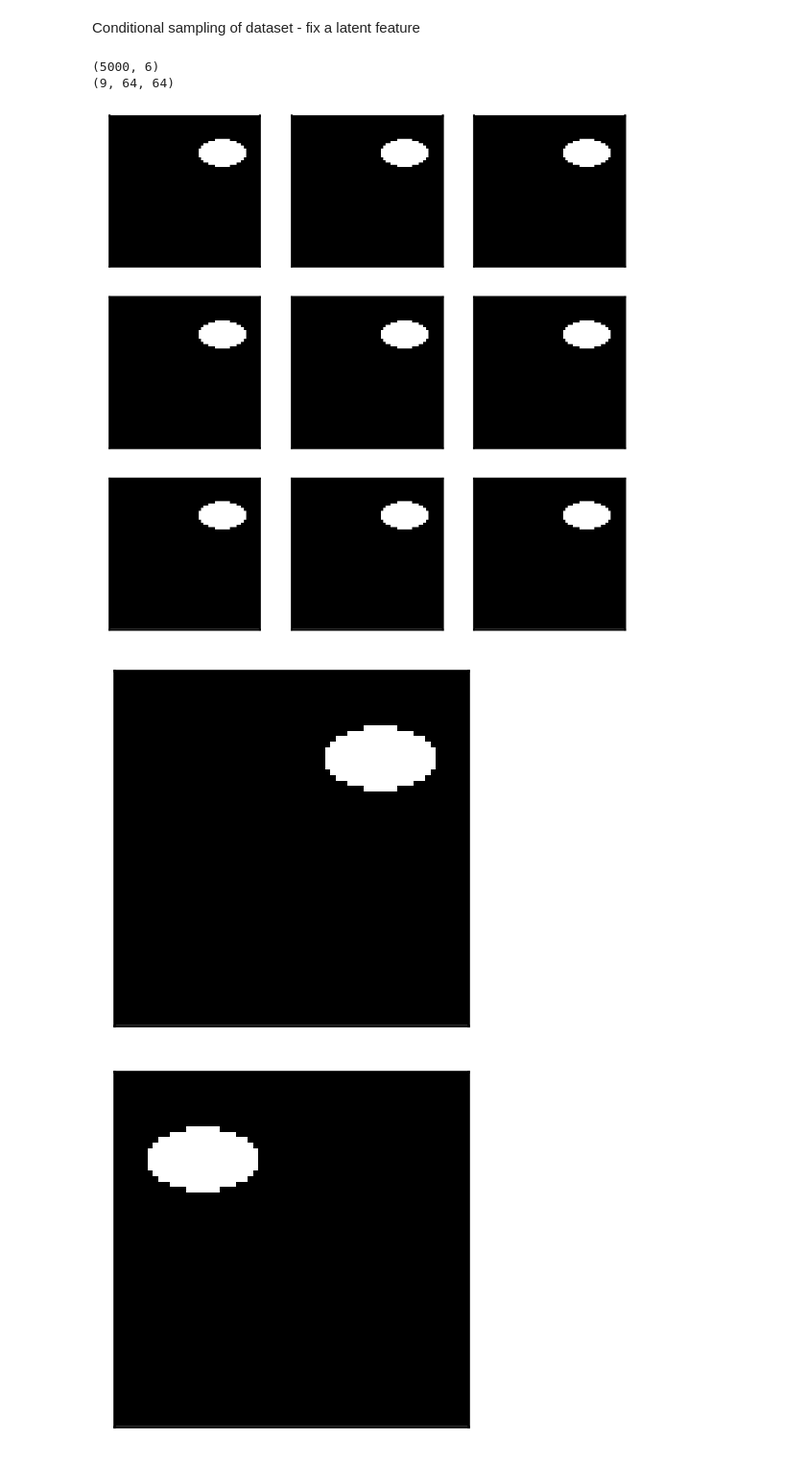
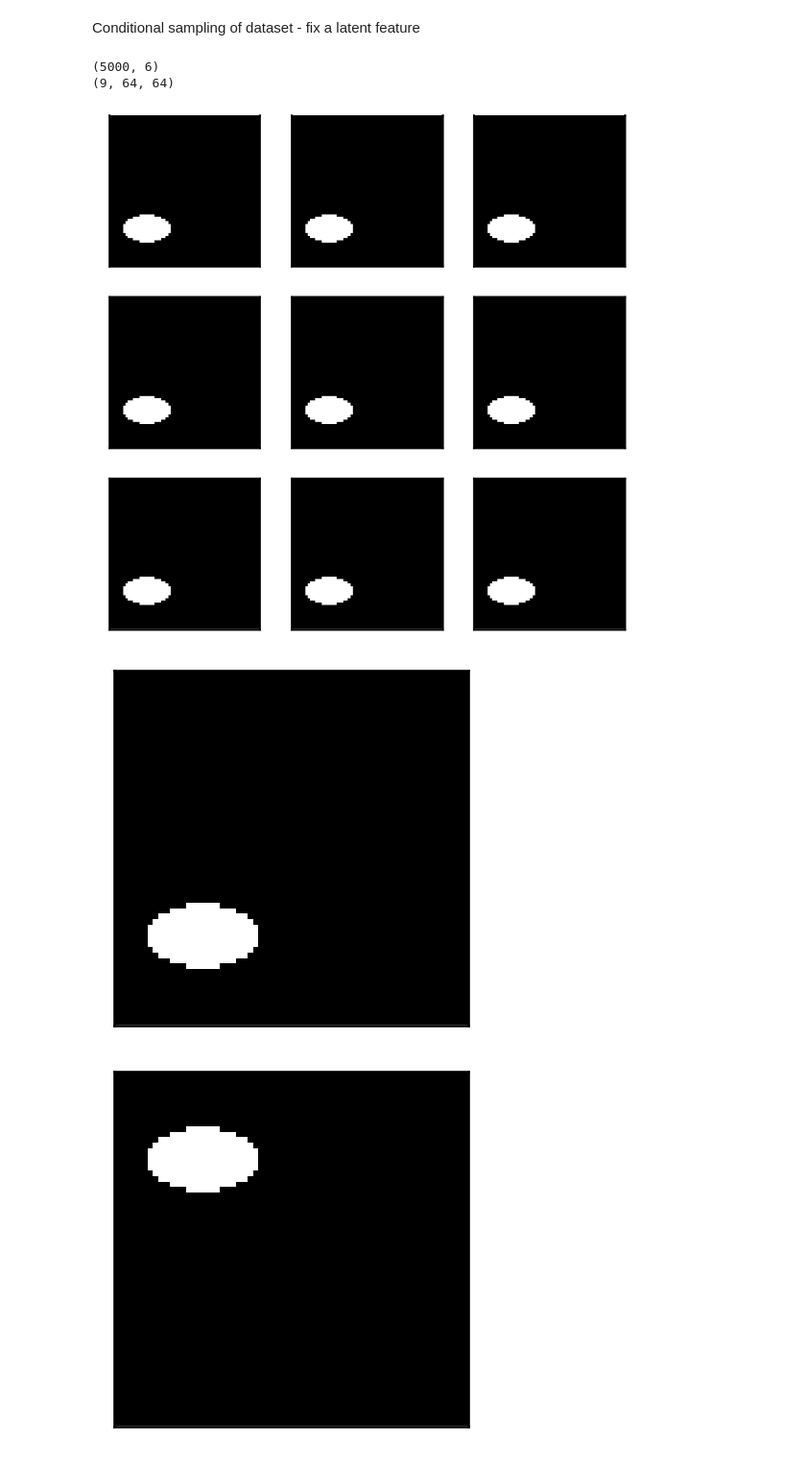
Before and after one commit to sunnysjys/platonianform, a Jupyter notebook: dsprites/dataset_loader.ipynb, the cells around one changed output. Shown at 96% size. Cells and saved outputs as stored; diff of their text form; code cells hidden in the pictures.

```diff
--- a/dsprites/dataset_loader.ipynb
+++ b/dsprites/dataset_loader.ipynb
@@ -95,28 +95,28 @@ Conditional sampling of dataset - fix a latent feature
 # %%
 images_to_save = np.array([])
 ## Fix posX latent to left
 latents_sampled = sample_latent(size=5000)
 # returns sample_size, 6 latents array ('color', 'shape', 'scale', 'orientation', 'posX', 'posY')
 print(latents_sampled.shape)
 latents_sampled[:, 1] = 1 # fix shape to the square
 latents_sampled[:, 2] = 3 # fix scale to the middle size
 latents_sampled[:, 3] = 0 # fix orientation to horizontal
 latents_sampled[:, 5] = 31 # fix posY to the top
-latents_sampled[:, 4] = 31
+latents_sampled[:, 4] = 0
 
 indices_sampled = latent_to_index(latents_sampled)
 imgs_sampled = imgs[indices_sampled]
 print(imgs_sampled[:9, :, :].reshape(9, 64, 64).shape)
 # Samples
 show_images_grid(imgs_sampled[:9, :, :].reshape(9, 64, 64), 9)
 imgs_sampled_1 = imgs_sampled[0, :, :].reshape(1, 64, 64)
 # # Show the density too to check
 show_density(imgs_sampled)
 # %% [output]
 (5000, 6)
 (9, 64, 64)
-[figure, old version]
+[figure, new version]
-[figure, old version]
+[figure, new version]
 # %%
 ## Fix posX latent to left
 latents_sampled_2 = sample_latent(size=5000)
```
Also changed, not shown: 3 other files.
